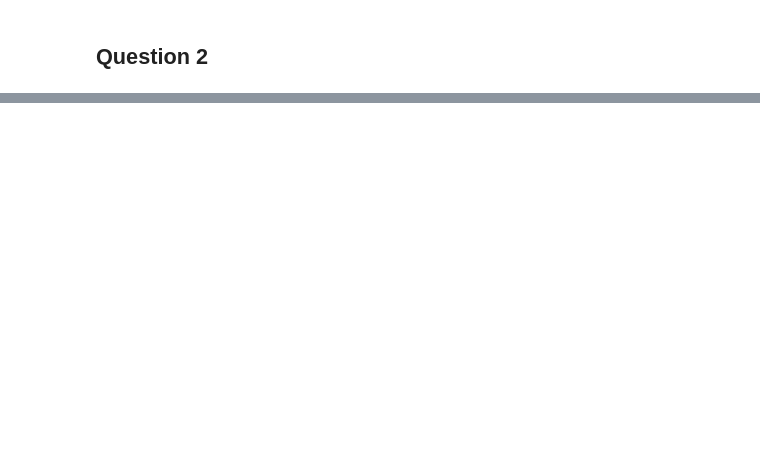
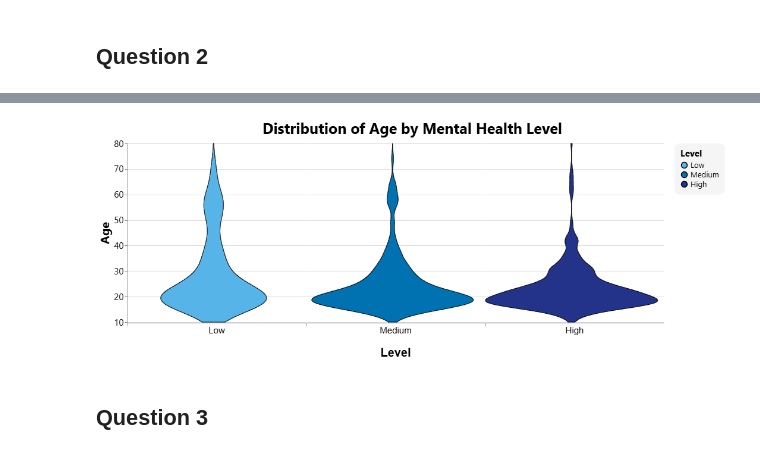
Before and after one commit to ubc-dsci320-2024w2/project-team_fabfour, a Jupyter notebook: ungraded/Final_charts_Allison.ipynb, the cells around one changed output, grey strips where cells are left out. Cells and saved outputs as stored; diff of their text form; code cells hidden in the pictures; blank space fills up the shorter version.

```diff
--- a/ungraded/Final_charts_Allison.ipynb
+++ b/ungraded/Final_charts_Allison.ipynb
@@ -26,5 +26,41 @@ alt.renderers.enable('jupyterlab')
 RendererRegistry.enable('jupyterlab')
 # %%
 mxmh = wac.clean_data("../data/raw/mxmh_survey_results.csv")
+# %%
+# === COLOR PALETTE ===
+okabe_ito_palette = [
+    "#009E73",  # Green
+    "#0072B2",  # Blue
+    "#56B4E9",  # Sky Blue
+    "#F0E442",  # Yellow
+    "#E69F00",  # Orange
+    "#D55E00",  # Vermillion
+    "#CC79A7",  # Pink
+    '#23338A',  # Dark Blue [colour blind safe addition]
+]
+# === FONT SETTING ===
+font_choice = "Segoe UI"
+
+legend_configuration = {"titleFontSize": 15,
+    "labelFontSize": 13,
+    "fillColor": '#F5F5F5',
+    "padding": 10,
+    "cornerRadius": 10,
+    "labelFont": font_choice,
+    "titleFont": font_choice
+}
+
+title_configuration = {
+    "fontSize": 25,
+    "anchor": "middle",
+    "font": font_choice
+}
+
+axis_configuration = {
+    "labelFont": font_choice,
+    "titleFont": font_choice,
+    "labelFontSize": 15,
+    "titleFontSize": 20
+}
 # %% [markdown]
 ## Question 1:
@@ -226,0 +229,2 @@ box
+# %%
+mxmh = wac.clean_data("../data/raw/mxmh_survey_results.csv")
@@ -226,0 +315,6 @@ box
+# %%
+violin_2
+# %% [output]
+[figure, added]
+# %% [markdown]
+## Question 3
```
Also changed, not shown: parts of 14 cells of this notebook, 17 other files.
